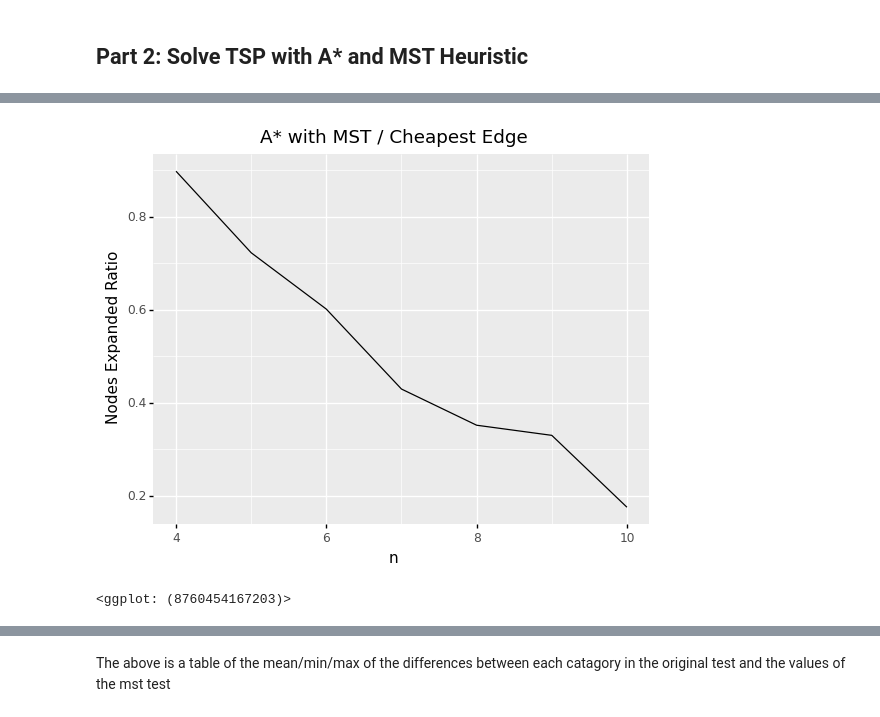
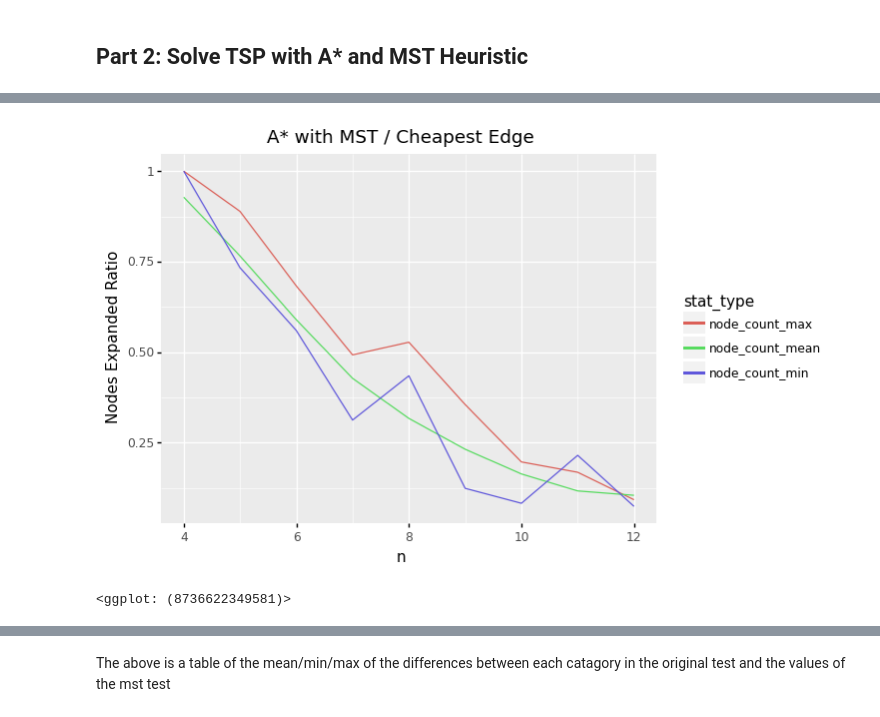
Before and after one commit to wilgaboury/cmsc421project1, a Jupyter notebook: Project_1.ipynb, the cells around one changed output, grey strips where cells are left out. Cells and saved outputs as stored; diff of their text form; code cells hidden in the pictures.

```diff
--- a/Project_1.ipynb
+++ b/Project_1.ipynb
@@ -154,0 +151,16 @@ There is almost no difference on my computer between cpu and real world runtime.
+# %%
+plt.rcParams['figure.figsize'] = [12, 8]
+plt.rcParams['figure.dpi'] = 80
+
+fig, ax1 = plt.subplots()
+n = list(map(lambda e: e[0], families))
+
+ax1.set_xlabel('N')
+ax1.set_ylabel('Time (Seconds)')
+for name, color in [('uniform_cost', 'r'), ('random_edge', 'b'), ('smallest_edge', 'g')]:
+    ax1.plot(n, df_plot[df_plot.h == name].cpu_time_mean, color=color, marker='s', label=name, alpha=0.75)
+    ax1.plot(n, df_plot[df_plot.h == name].cpu_time_max, color=color, marker='^', linestyle='dashed', alpha=0.5)
+    ax1.plot(n, df_plot[df_plot.h == name].cpu_time_min, color=color, marker='v', linestyle='dashed', alpha=0.5)
+ax1.legend(loc='upper left')
+
+plt.show()
@@ -184,12 +200,22 @@ df_summary
 # %%
 df_ratio = df_mst_small.copy()
 del df_ratio['test_num']
-df_ratio = df_ratio.groupby(['n', 'h']).agg('mean')
+df_ratio = df_ratio.groupby(['n', 'h']).agg(['mean', 'max', 'min'])
+
+# fixing the nested columns
 df_ratio.columns = [
     'total_cost_mean',
+    'total_cost_max',
+    'total_cost_min',
     'node_count_mean',
+    'node_count_max',
+    'node_count_min',
     'cpu_time_mean',
+    'cpu_time_max',
+    'cpu_time_min',
     'real_time_mean',
+    'real_time_max',
+    'real_time_min',
 ]
 df_ratio = df_ratio.reset_index()
 # %%
@@ -208,14 +234,19 @@ df_cost['ratio'] = df_cost['mst'] / df_cost['smallest_edge']
 # %%
-df_count = df_ratio[['n', 'h', 'node_count_mean']]
-df_count = df_count.pivot_table(index=['n'], columns='h', values='node_count_mean')
+df_count = df_ratio[['n', 'h', 'node_count_mean', 'node_count_max', 'node_count_min']]
+df_count = pd.melt(df_count, id_vars=['n', 'h'],
+                   value_vars=['node_count_mean', 'node_count_max', 'node_count_min'],
+                   var_name='stat_type', value_name='stat_value')
+df_count = df_count.pivot_table(index=['n', 'stat_type'], columns='h', values='stat_value')
 df_count = df_count.reset_index()
 df_count['ratio'] = df_count['mst'] / df_count['smallest_edge']
-df_count
+df_count = df_count[['n', 'stat_type', 'ratio']]
+# df_count = df_count.pivot_table(index=['n'], columns='stat_type', values='ratio')
 (
-    p9.ggplot(df_count, p9.aes(x='n', y='ratio'))
+    p9.ggplot(df_count, p9.aes(x='n', y='ratio', color='stat_type'))
         + p9.geom_line()
         + p9.labs(title='A* with MST / Cheapest Edge', y='Nodes Expanded Ratio')
 )
+# df_count
 # %% [output]
-[figure, old version]
+[figure, new version]
-<ggplot: (8760454167203)>
+<ggplot: (8736622349581)>
```
Also changed, not shown: parts of 33 cells of this notebook.
